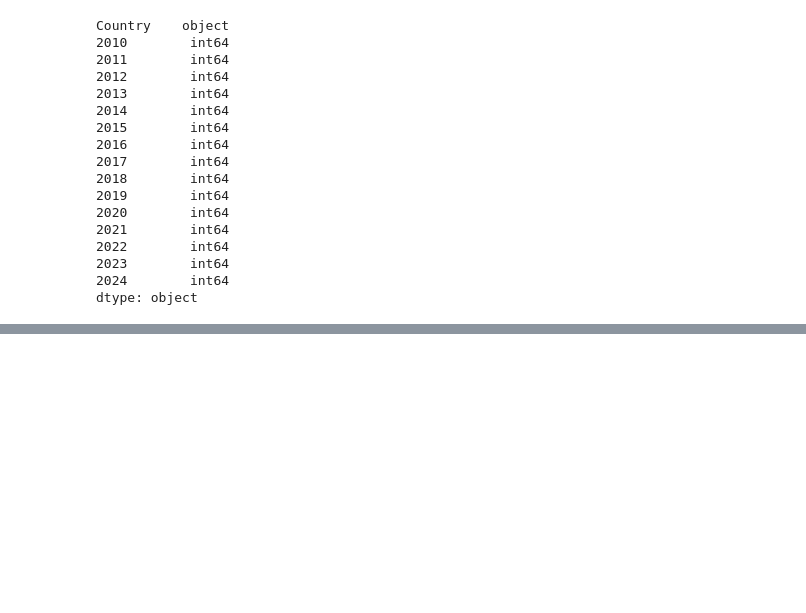
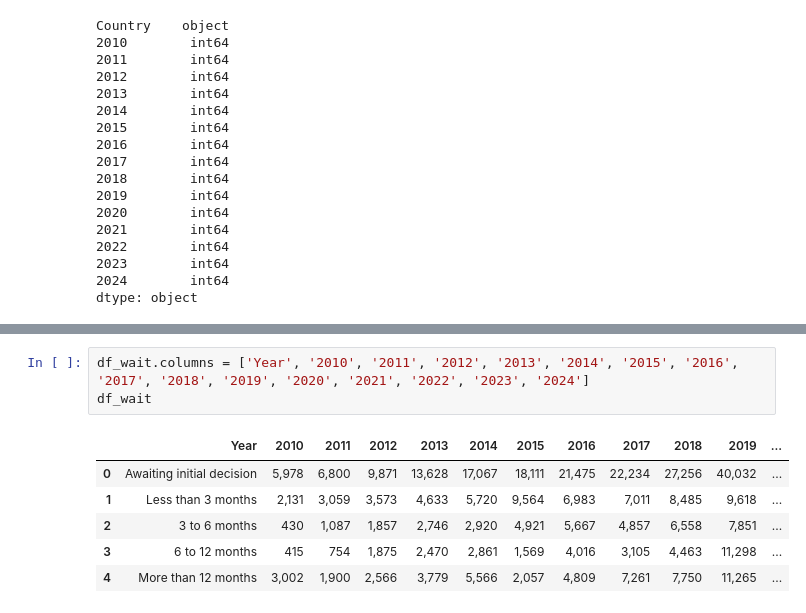
Before and after one commit to esencela/uk-immigration-data-analysis, a Jupyter notebook: notebooks/asylum-data-cleaning.ipynb, the cells around one changed output, grey strips where cells are left out. Saved outputs shown, nothing was run; the diff lists cells and outputs as text; blank space fills up the shorter version.

```diff
--- a/notebooks/asylum-data-cleaning.ipynb
+++ b/notebooks/asylum-data-cleaning.ipynb
@@ -72,0 +83,10 @@ df_country.to_csv('../data/asylum-claims-by-country.csv')
+# %%
+df_wait.columns = ['Year', '2010', '2011', '2012', '2013', '2014', '2015', '2016', '2017', '2018', '2019', '2020', '2021', '2022', '2023', '2024']
+df_wait
+# %% [output]
+|  | Year | 2010 | 2011 | 2012 | 2013 | 2014 | 2015 | 2016 | 2017 | 2018 | 2019 | ... |
+| 0 | Awaiting initial decision | 5,978 | 6,800 | 9,871 | 13,628 | 17,067 | 18,111 | 21,475 | 22,234 | 27,256 | 40,032 | ... |
+| 1 | Less than 3 months | 2,131 | 3,059 | 3,573 | 4,633 | 5,720 | 9,564 | 6,983 | 7,011 | 8,485 | 9,618 | ... |
+| 2 | 3 to 6 months | 430 | 1,087 | 1,857 | 2,746 | 2,920 | 4,921 | 5,667 | 4,857 | 6,558 | 7,851 | ... |
+| 3 | 6 to 12 months | 415 | 754 | 1,875 | 2,470 | 2,861 | 1,569 | 4,016 | 3,105 | 4,463 | 11,298 | ... |
+| 4 | More than 12 months | 3,002 | 1,900 | 2,566 | 3,779 | 5,566 | 2,057 | 4,809 | 7,261 | 7,750 | 11,265 | ... |
```
Also changed, not shown: parts of 5 cells of this notebook, 3 other files.
